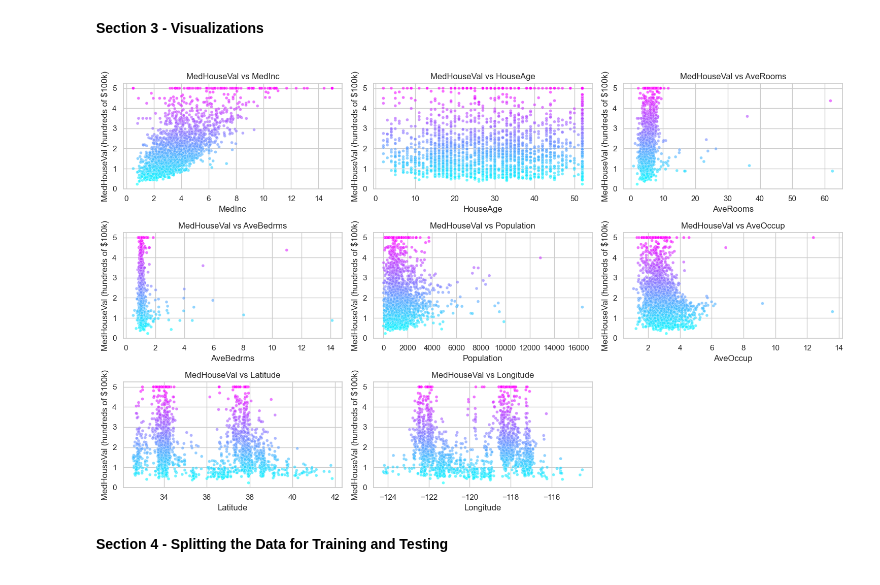
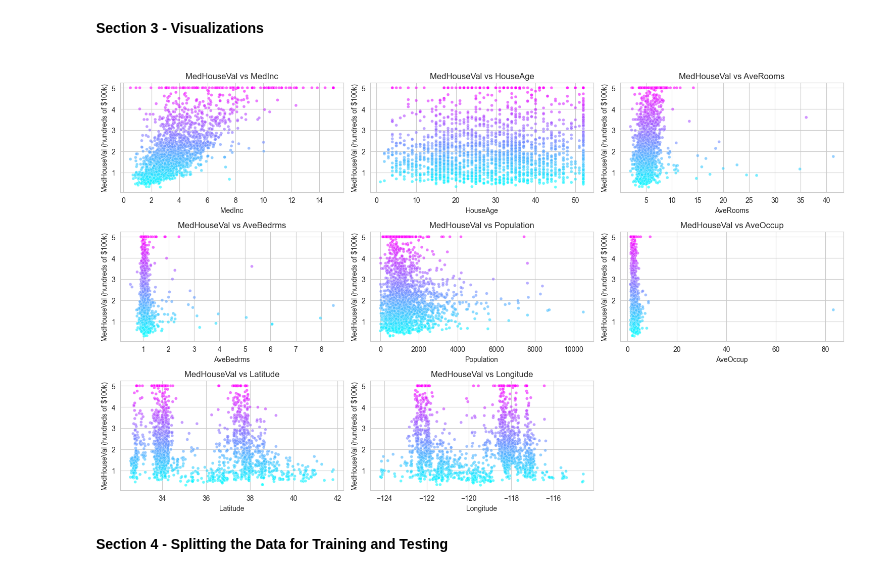
Before and after one commit to Angie-Crews/datafun-07-ml, a Jupyter notebook: Final_Project/angiecrews_ml.ipynb, the cells around one changed output. Saved outputs shown, nothing was run; the diff lists cells and outputs as text; code cells hidden in the pictures.

```diff
--- a/Final_Project/angiecrews_ml.ipynb
+++ b/Final_Project/angiecrews_ml.ipynb
@@ -630,6 +647,10 @@ Section 3 - Visualizations
 %matplotlib inline
 
 sns.set_style("whitegrid")
+
+# Use a subsample of the california dataframe for plotting to avoid very dense plots.
+# df_cal is already defined in the notebook (created from the california dataset).
+sample_df = df_cal.sample(n=2000, random_state=42).copy()
 
 # create the lowercase column requested for y/hue
 sample_df['medhousevalue'] = sample_df['MedHouseVal']
@@ -639,34 +660,34 @@ features = california.feature_names
 # layout: 3 columns
 ncols = 3
 nrows = int(np.ceil(len(features) / ncols))
 fig, axes = plt.subplots(nrows=nrows, ncols=ncols, figsize=(5 * ncols, 3 * nrows))
 axes = axes.flatten()
 
 for i, feat in enumerate(features):
     ax = axes[i]
     sns.scatterplot(
         data=sample_df,
         x=feat,
         y='medhousevalue',
         hue='medhousevalue',
         palette='cool',
         s=18,
         alpha=0.6,
         ax=ax,
         legend=False
     )
     ax.set_title(f"MedHouseVal vs {feat}")
     ax.set_xlabel(feat)
     ax.set_ylabel('MedHouseVal (hundreds of $100k)')
 
 # hide any unused subplots
 for j in range(len(features), len(axes)):
     axes[j].set_visible(False)
 
 plt.tight_layout()
 plt.show()
 # %% [output]
-[figure, old version]
+[figure, new version]
 # %% [markdown]
 <div style="color:black; font-weight:bold">
 
```
Also changed, not shown: parts of 5 cells of this notebook.
